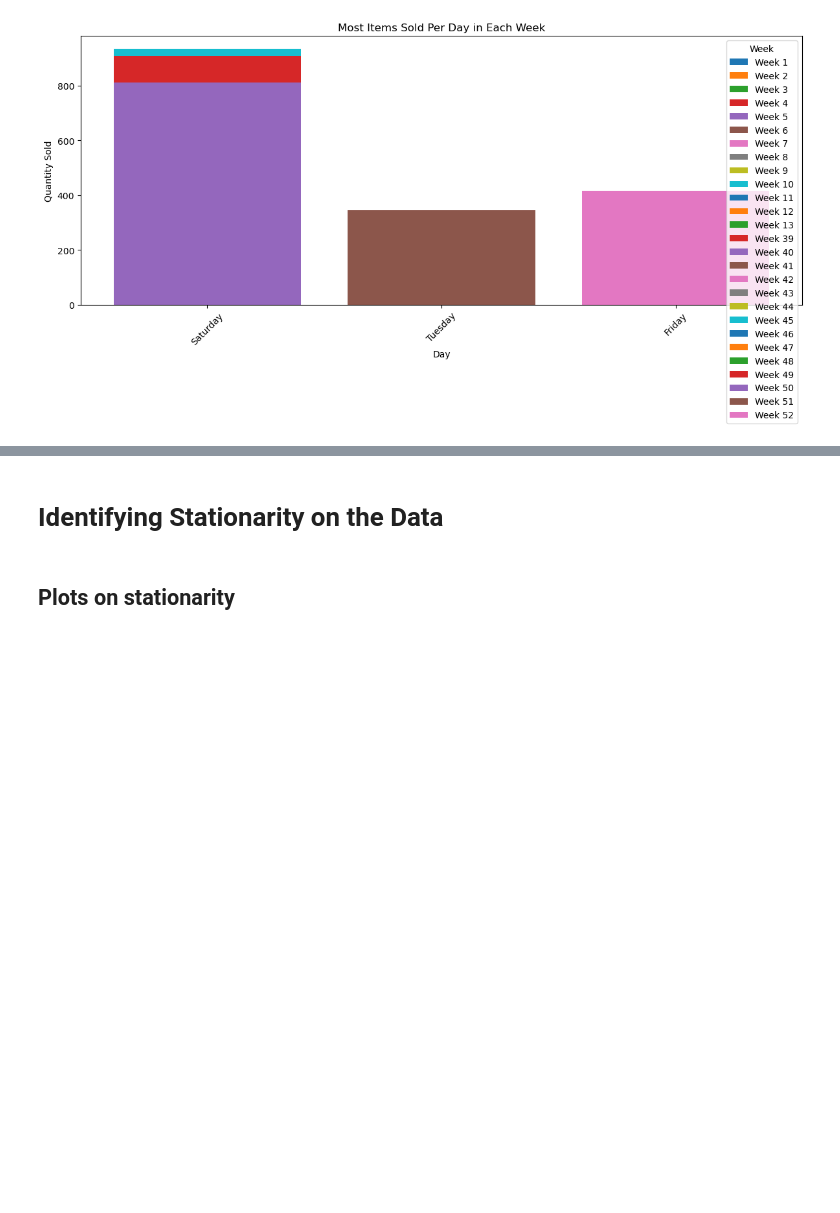
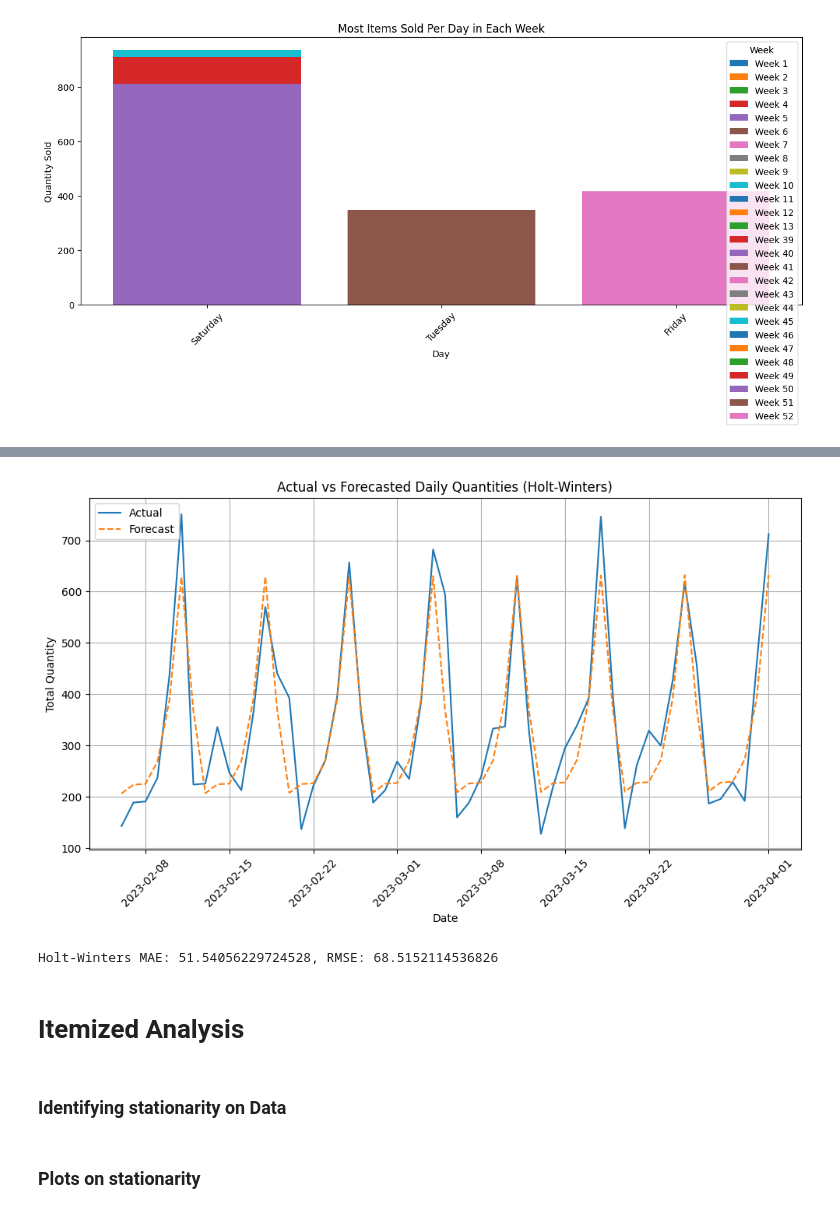
Before and after one commit to evaristo-va/restaurants-project, a Jupyter notebook: Final-project-restaurants_new.ipynb, the cells around one changed output, grey strips where cells are left out. Cells and saved outputs as stored; diff of their text form; code cells hidden in the pictures; blank space fills up the shorter version.

Commit message:
itemized and global analysis

```diff
--- a/Final-project-restaurants_new.ipynb
+++ b/Final-project-restaurants_new.ipynb
@@ -281,5 +339,45 @@ Drinks=list(df_drink_type.loc[df_drink_type['Drink'] == 1]['Items'].values)
+# %%
+
+from statsmodels.tsa.holtwinters import ExponentialSmoothing
+from sklearn.metrics import mean_absolute_error, mean_squared_error
+
+daily_quantity.reset_index(inplace=True)
+daily_quantity.columns = ['Date', 'Total Quantity']
+
+daily_quantity['Date'] = pd.to_datetime(daily_quantity['Date'])
+
+train_size = int(len(daily_quantity) * 0.7)
+train, test = daily_quantity['Total Quantity'][:train_size], daily_quantity['Total Quantity'][train_size:]
+
+holt_winters_model = ExponentialSmoothing(train, seasonal='add', trend='add', seasonal_periods=7).fit()
+
+holt_winters_forecast = holt_winters_model.forecast(steps=len(test))
+
+holt_winters_forecast_df = pd.DataFrame({'Actual': test.values, 'Forecast': holt_winters_forecast})
+
+plt.figure(figsize=(10, 6))
+plt.plot(daily_quantity['Date'][-len(test):], test, label='Actual')
+plt.plot(daily_quantity['Date'][-len(test):], holt_winters_forecast, label='Forecast', linestyle='--')
+plt.title('Actual vs Forecasted Daily Quantities (Holt-Winters)')
+plt.xlabel('Date')
+plt.ylabel('Total Quantity')
+plt.legend()
+plt.grid(True)
+plt.xticks(rotation=45)
+plt.tight_layout()
+plt.show()
+
+holt_winters_mae = mean_absolute_error(test, holt_winters_forecast)
+holt_winters_mse = mean_squared_error(test, holt_winters_forecast)
+holt_winters_rmse = holt_winters_mse ** 0.5
+print(f"Holt-Winters MAE: {holt_winters_mae}, RMSE: {holt_winters_rmse}")
+# %% [output]
+[figure, added]
+Holt-Winters MAE: 51.54056229724528, RMSE: 68.5152114536826
+# %% [markdown]
+# Itemized Analysis
 # %% [markdown]
-# Identifying Stationarity on the Data
+### Identifying stationarity on Data
 # %%
 from statsmodels.tsa.stattools import adfuller
 
@@ -308,7 +406,7 @@ for category in categories:
         n=check_d_arima(df_daily_dict[category]['Quantity'])
         d[category]=n
 # %% [markdown]
-## Plots on stationarity
+### Plots on stationarity
 # %%
 from statsmodels.graphics.tsaplots import plot_acf
 
```
Also changed, not shown: parts of 20 cells of this notebook.
